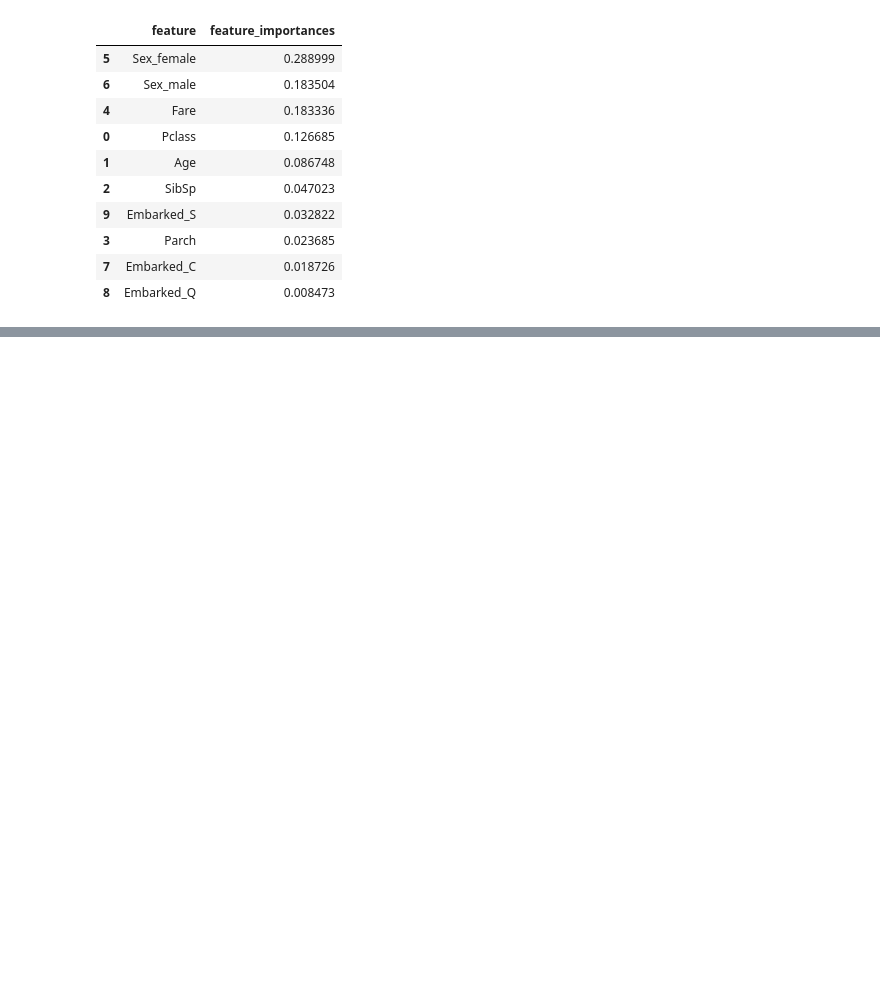
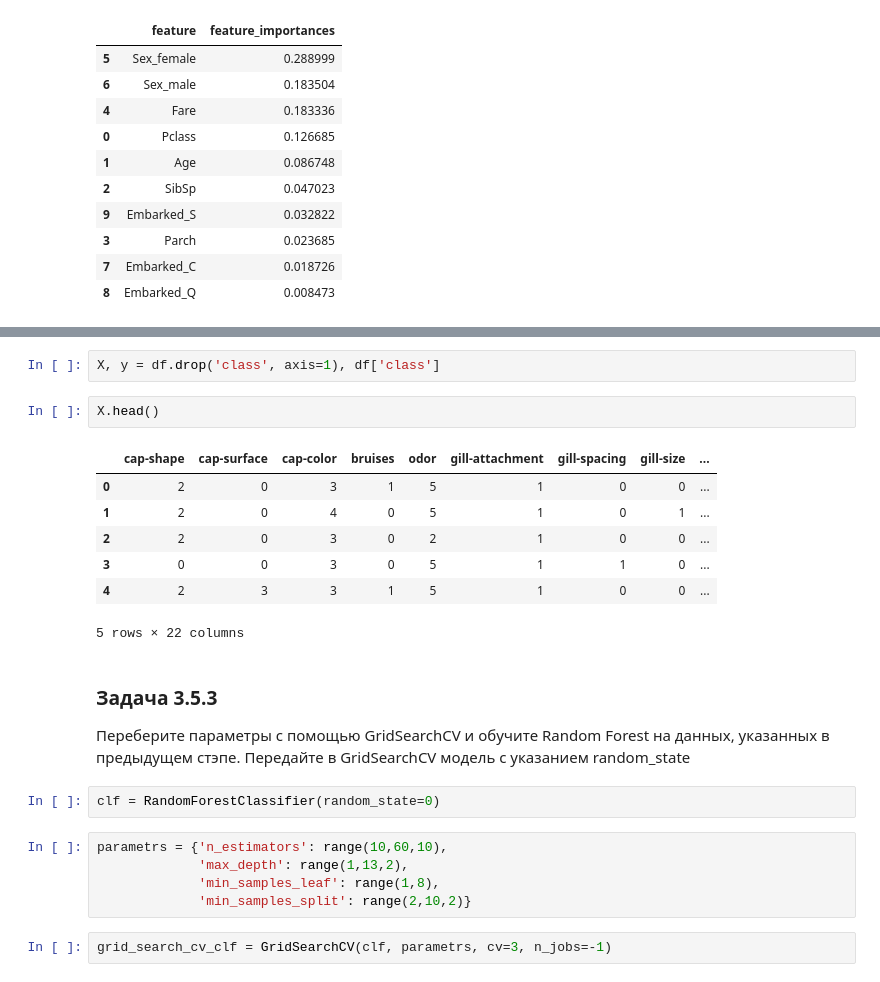
Before and after one commit to Accolyte42/Carpov_ML, a Jupyter notebook: Random Forest, Neuron nets.ipynb, the cells around one changed output, grey strips where cells are left out. Saved outputs shown, nothing was run; the diff lists cells and outputs as text; blank space fills up the shorter version.

```diff
--- a/Random Forest, Neuron nets.ipynb
+++ b/Random Forest, Neuron nets.ipynb
@@ -146,0 +174,25 @@ imp.sort_values('importance').plot(kind='barh', figsize=(12, 8))
+# %%
+X, y = df.drop('class', axis=1), df['class']
+# %%
+X.head()
+# %% [output]
+|  | cap-shape | cap-surface | cap-color | bruises | odor | gill-attachment | gill-spacing | gill-size | ... |
+| 0 | 2 | 0 | 3 | 1 | 5 | 1 | 0 | 0 | ... |
+| 1 | 2 | 0 | 4 | 0 | 5 | 1 | 0 | 1 | ... |
+| 2 | 2 | 0 | 3 | 0 | 2 | 1 | 0 | 0 | ... |
+| 3 | 0 | 0 | 3 | 0 | 5 | 1 | 1 | 0 | ... |
+| 4 | 2 | 3 | 3 | 1 | 5 | 1 | 0 | 0 | ... |
+5 rows × 22 columns
+# %% [markdown]
+### Задача 3.5.3
+
+Переберите параметры с помощью GridSearchCV и обучите Random Forest на данных, указанных в предыдущем стэпе. Передайте в GridSearchCV модель с указанием random_state
+# %%
+clf = RandomForestClassifier(random_state=0)
+# %%
+parametrs = {'n_estimators': range(10,60,10),
+             'max_depth': range(1,13,2),
+             'min_samples_leaf': range(1,8),
+             'min_samples_split': range(2,10,2)}
+# %%
+grid_search_cv_clf = GridSearchCV(clf, parametrs, cv=3, n_jobs=-1)
```
Also changed, not shown: parts of 49 cells of this notebook, 3 other files.
